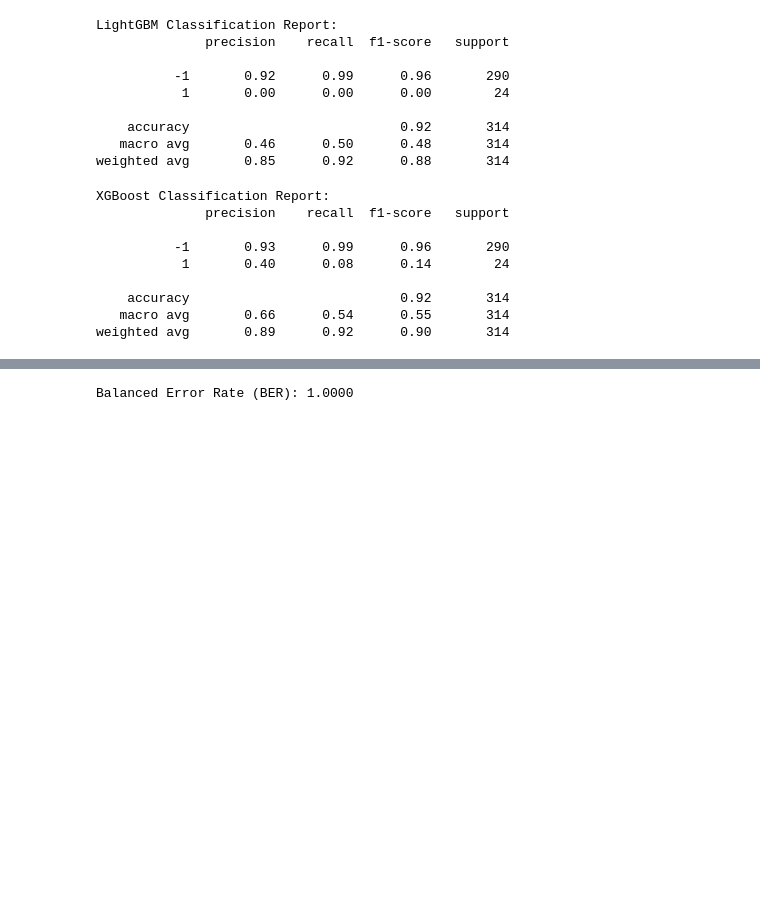
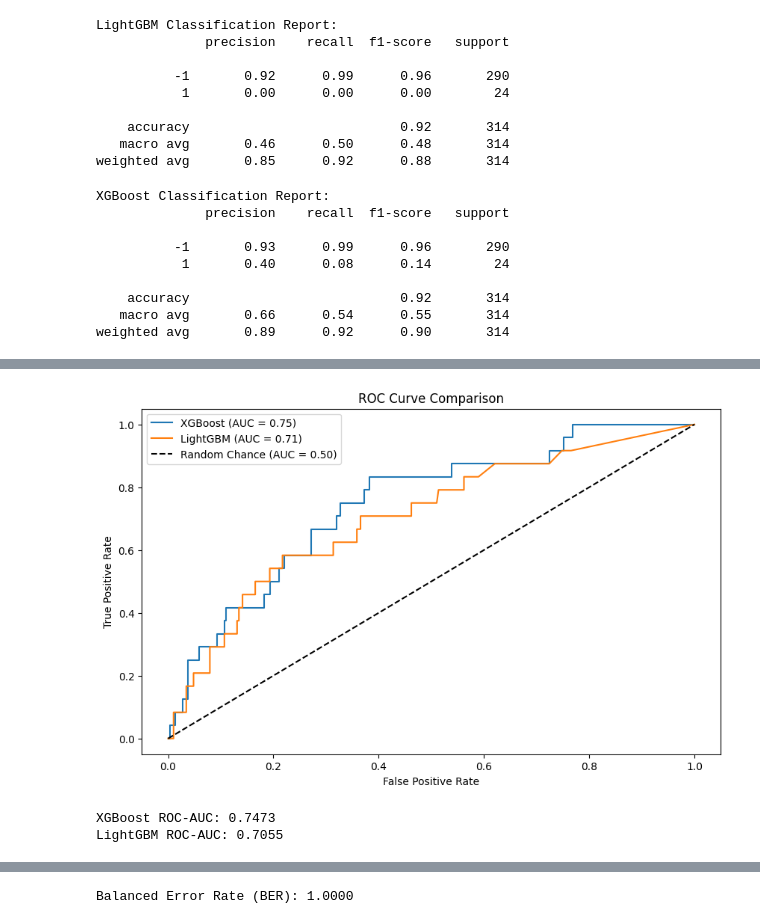
Before and after one commit to gokilanr/Secom, a Jupyter notebook: uci_sensor_data.ipynb, the cells around one changed output, grey strips where cells are left out. Drawn from its saved outputs; the diff is of its cells as text; code cells hidden in the pictures; blank space fills up the shorter version.

```diff
--- a/uci_sensor_data.ipynb
+++ b/uci_sensor_data.ipynb
@@ -263,9 +270,15 @@ LightGBM Classification Report:
     accuracy                           0.92       314
    macro avg       0.46      0.50      0.48       314
 weighted avg       0.85      0.92      0.88       314
+# %%
+# Predict probabilities for ROC AUC calculation
+y_pred_lgb_proba = model.predict_proba(X_test)[:, 1]
+
+# Calculate ROC-AUC for XGBoost
+roc_auc_lgb = roc_auc_score(y_test, y_pred_lgb_proba)
 # %%
 # Create and train the XGBoost model
-xgb_model = xgb.XGBClassifier()
+xgb_model = XGBClassifier()
 # Change class labels from -1 and 1 to 0 and 1
 # Use astype(int) to ensure the result is integer
 y_train = ((y_train + 1) / 2).astype(int)
@@ -291,0 +368,6 @@ weighted avg       0.89      0.92      0.90       314
+# %%
+# Predict probabilities for ROC AUC calculation
+y_pred_xgb_proba = model.predict_proba(X_test)[:, 1]
+
+# Calculate ROC-AUC for XGBoost
+roc_auc_xgb = roc_auc_score(y_test, y_pred_xgb_proba)
@@ -291,0 +443,27 @@ weighted avg       0.89      0.92      0.90       314
+# %%
+# Plotting the ROC curve for all models
+fpr_xgb, tpr_xgb, _ = roc_curve(y_test, y_pred_xgb_proba)
+fpr_lgb, tpr_lgb, _ = roc_curve(y_test, y_pred_lgb_proba)
+
+
+plt.figure(figsize=(10, 6))
+plt.plot(fpr_xgb, tpr_xgb, label=f'XGBoost (AUC = {roc_auc_xgb:.2f})')
+plt.plot(fpr_lgb, tpr_lgb, label=f'LightGBM (AUC = {roc_auc_lgb:.2f})')
+
+
+# Plot the random chance line
+plt.plot([0, 1], [0, 1], 'k--', label='Random Chance (AUC = 0.50)')
+
+plt.xlabel('False Positive Rate')
+plt.ylabel('True Positive Rate')
+plt.title('ROC Curve Comparison')
+plt.legend(loc='best')
+plt.show()
+
+# Print AUC scores
+print(f"XGBoost ROC-AUC: {roc_auc_xgb:.4f}")
+print(f"LightGBM ROC-AUC: {roc_auc_lgb:.4f}")
+# %% [output]
+[figure, added]
+XGBoost ROC-AUC: 0.7473
+LightGBM ROC-AUC: 0.7055
```
Also changed, not shown: parts of 26 cells of this notebook, 3 other files.
